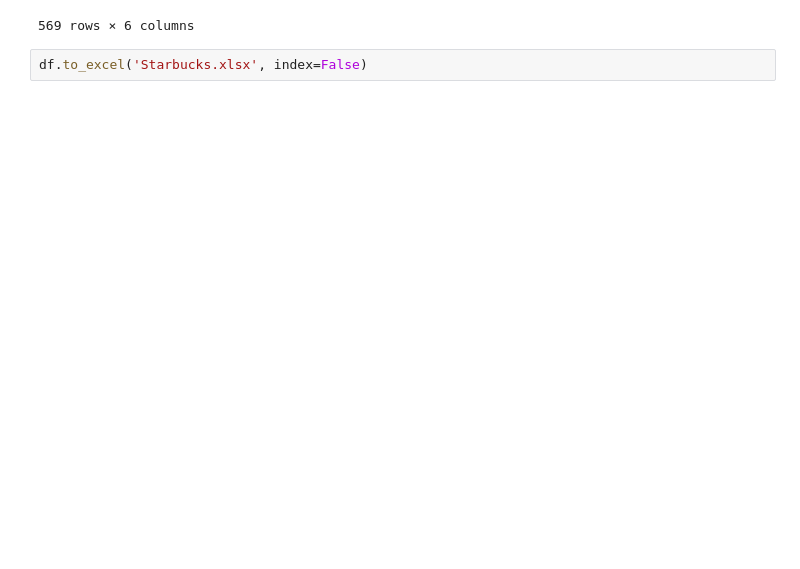
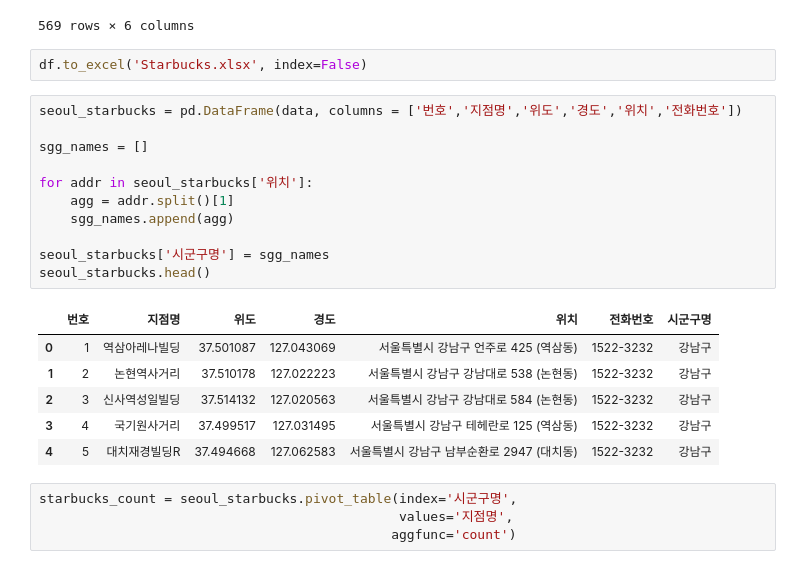
Before and after one commit to MinByeongHyeon/AIstudy, a Jupyter notebook: Starbucks.ipynb, the cells around one changed output. Saved outputs shown, nothing was run; the diff lists cells and outputs as text; blank space fills up the shorter version.

```diff
--- a/Starbucks.ipynb
+++ b/Starbucks.ipynb
@@ -71,3 +71,25 @@ df
 569 rows × 6 columns
 # %%
 df.to_excel('Starbucks.xlsx', index=False)
+# %%
+seoul_starbucks = pd.DataFrame(data, columns = ['번호','지점명','위도','경도','위치','전화번호'])
+
+sgg_names = []
+
+for addr in seoul_starbucks['위치']:
+    agg = addr.split()[1]
+    sgg_names.append(agg)
+
+seoul_starbucks['시군구명'] = sgg_names
+seoul_starbucks.head()
+# %% [output]
+|  | 번호 | 지점명 | 위도 | 경도 | 위치 | 전화번호 | 시군구명 |
+| 0 | 1 | 역삼아레나빌딩 | 37.501087 | 127.043069 | 서울특별시 강남구 언주로 425 (역삼동) | 1522-3232 | 강남구 |
+| 1 | 2 | 논현역사거리 | 37.510178 | 127.022223 | 서울특별시 강남구 강남대로 538 (논현동) | 1522-3232 | 강남구 |
+| 2 | 3 | 신사역성일빌딩 | 37.514132 | 127.020563 | 서울특별시 강남구 강남대로 584 (논현동) | 1522-3232 | 강남구 |
+| 3 | 4 | 국기원사거리 | 37.499517 | 127.031495 | 서울특별시 강남구 테헤란로 125 (역삼동) | 1522-3232 | 강남구 |
+| 4 | 5 | 대치재경빌딩R | 37.494668 | 127.062583 | 서울특별시 강남구 남부순환로 2947 (대치동) | 1522-3232 | 강남구 |
+# %%
+starbucks_count = seoul_starbucks.pivot_table(index='시군구명',
+                                              values='지점명',
+                                             aggfunc='count')
```
Also changed, not shown: parts of 5 cells of this notebook.
